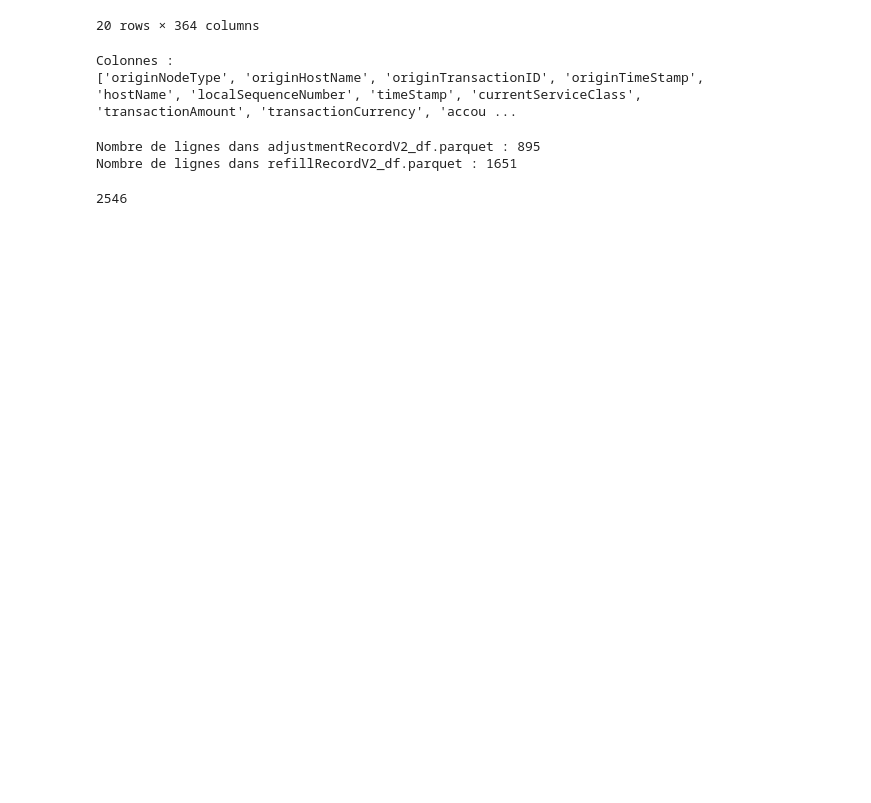
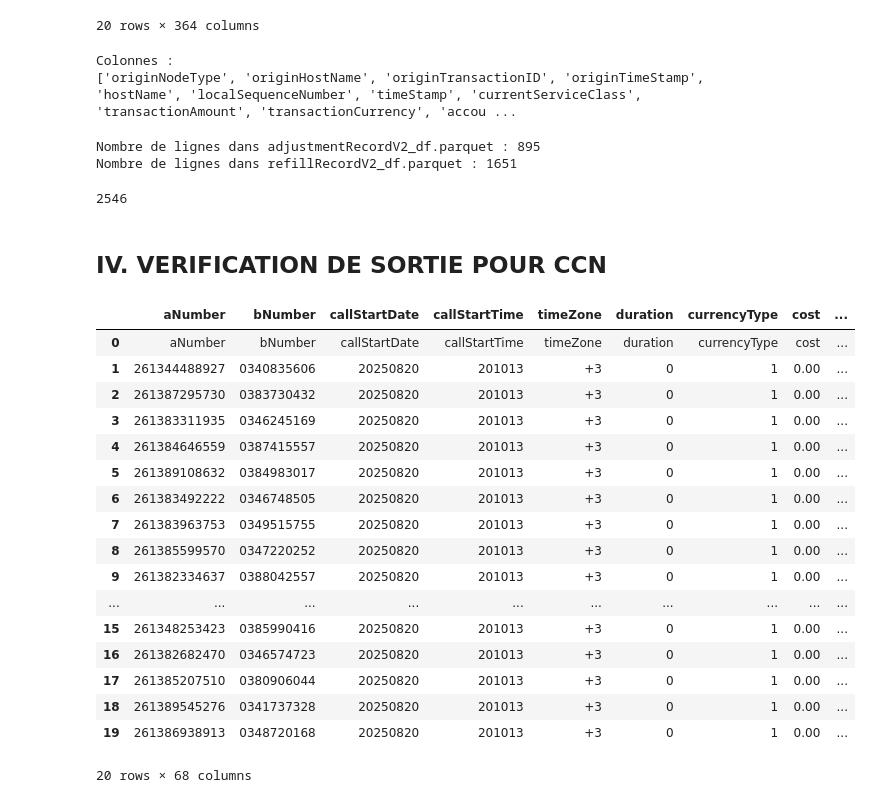
Before and after one commit to EddiRak/BAFM-IA-PROJECT, a Jupyter notebook: verification.ipynb, the cells around one changed output. Cells and saved outputs as stored; diff of their text form; code cells hidden in the pictures; blank space fills up the shorter version.

```diff
--- a/verification.ipynb
+++ b/verification.ipynb
@@ -170,3 +170,39 @@ Nombre de lignes dans refillRecordV2_df.parquet : 1651
 len(adjustmentRecordV2_df) + len(refillRecordV2_df)
 # %% [output]
 2546
+# %% [markdown]
+## IV. VERIFICATION DE SORTIE POUR CCN
+# %%
+# Chemin vers votre fichier Parquet
+ccn = "/home/eddi/Desktop/CDR_EDR_unzipped/processed_data/ETL/CCN/ccn.parquet"
+sgsn = "/home/eddi/Desktop/CDR_EDR_unzipped/processed_data/ETL/SGSN/sgsn.parquet"
+# %%
+# Charger le fichier Parquet
+ccn_df = pd.read_parquet(ccn)
+sgsn_df = pd.read_parquet(sgsn)
+occ_data = pd.read_parquet("/home/eddi/Desktop/CDR_EDR_unzipped/processed_data/ETL/OCC/OCC-DATA/occ_data.parquet")
+occ_sms = pd.read_parquet("/home/eddi/Desktop/CDR_EDR_unzipped/processed_data/ETL/OCC/OCC-SMS/occ_sms.parquet")
+# %%
+ccn_df.head(20)
+sgsn_df.head(20)
+occ_data.head(20)
+occ_sms.head(20)
+# %% [output]
+|  | aNumber | bNumber | callStartDate | callStartTime | timeZone | duration | currencyType | cost | ... |
+| 0 | aNumber | bNumber | callStartDate | callStartTime | timeZone | duration | currencyType | cost | ... |
+| 1 | 261344488927 | 0340835606 | 20250820 | 201013 | +3 | 0 | 1 | 0.00 | ... |
+| 2 | 261387295730 | 0383730432 | 20250820 | 201013 | +3 | 0 | 1 | 0.00 | ... |
+| 3 | 261383311935 | 0346245169 | 20250820 | 201013 | +3 | 0 | 1 | 0.00 | ... |
+| 4 | 261384646559 | 0387415557 | 20250820 | 201013 | +3 | 0 | 1 | 0.00 | ... |
+| 5 | 261389108632 | 0384983017 | 20250820 | 201013 | +3 | 0 | 1 | 0.00 | ... |
+| 6 | 261383492222 | 0346748505 | 20250820 | 201013 | +3 | 0 | 1 | 0.00 | ... |
+| 7 | 261383963753 | 0349515755 | 20250820 | 201013 | +3 | 0 | 1 | 0.00 | ... |
+| 8 | 261385599570 | 0347220252 | 20250820 | 201013 | +3 | 0 | 1 | 0.00 | ... |
+| 9 | 261382334637 | 0388042557 | 20250820 | 201013 | +3 | 0 | 1 | 0.00 | ... |
+| ... | ... | ... | ... | ... | ... | ... | ... | ... | ... |
+| 15 | 261348253423 | 0385990416 | 20250820 | 201013 | +3 | 0 | 1 | 0.00 | ... |
+| 16 | 261382682470 | 0346574723 | 20250820 | 201013 | +3 | 0 | 1 | 0.00 | ... |
+| 17 | 261385207510 | 0380906044 | 20250820 | 201013 | +3 | 0 | 1 | 0.00 | ... |
+| 18 | 261389545276 | 0341737328 | 20250820 | 201013 | +3 | 0 | 1 | 0.00 | ... |
+| 19 | 261386938913 | 0348720168 | 20250820 | 201013 | +3 | 0 | 1 | 0.00 | ... |
+20 rows × 68 columns
```
Also changed, not shown: parts of 2 cells of this notebook, 1 other file.
